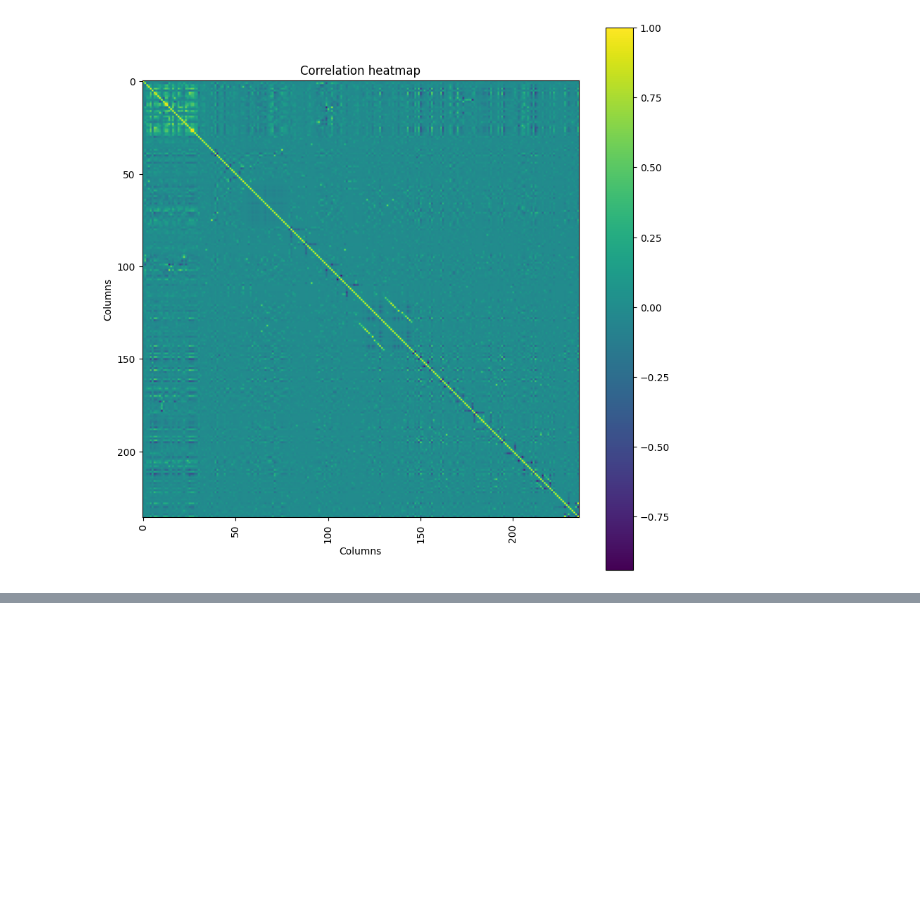
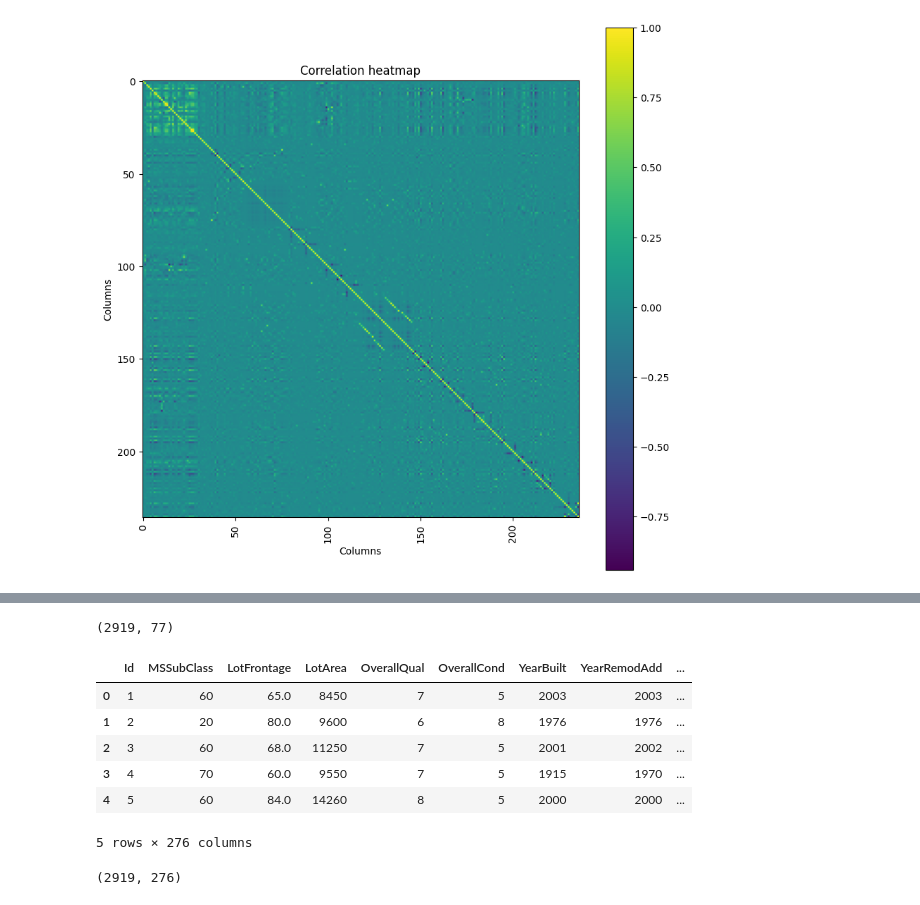
Before and after one commit to isaacj96/HousingMarket, a Jupyter notebook: house-prices-advanced-regression-techniques/main.ipynb, the cells around one changed output, grey strips where cells are left out. Drawn from its saved outputs; the diff is of its cells as text; code cells hidden in the pictures; blank space fills up the shorter version.

```diff
--- a/house-prices-advanced-regression-techniques/main.ipynb
+++ b/house-prices-advanced-regression-techniques/main.ipynb
@@ -279,0 +357,35 @@ Index(['OverallQual', 'Neighborhood_NridgHt', 'Condition2_RRAn',
+# %%
+test_df['LotFrontage'] = test_df['LotFrontage'].fillna(lot_frontage_mean)
+test_df['MasVnrArea'] = test_df['MasVnrArea'].fillna(test_df['MasVnrArea'].mode()[0])
+test_df['BsmtQual'] = test_df['BsmtQual'].fillna(test_df['BsmtQual'].mode()[0])
+test_df['BsmtCond'] = test_df['BsmtCond'].fillna(test_df['BsmtCond'].mode()[0])
+test_df['BsmtExposure'] = test_df['BsmtExposure'].fillna(test_df['BsmtExposure'].mode()[0])
+test_df['BsmtFinType1'] = test_df['BsmtFinType1'].fillna(test_df['BsmtFinType1'].mode()[0])
+test_df['BsmtFinType2'] = test_df['BsmtFinType2'].fillna(test_df['BsmtFinType2'].mode()[0])
+test_df['Electrical'] = test_df['Electrical'].fillna(test_df['Electrical'].mode()[0])
+test_df['FireplaceQu'] = test_df['FireplaceQu'].fillna(test_df['FireplaceQu'].mode()[0])
+test_df['GarageType'] = test_df['GarageType'].fillna(test_df['GarageType'].mode()[0])
+test_df['GarageYrBlt'] = test_df['GarageYrBlt'].fillna(test_df['GarageYrBlt'].mode()[0])
+test_df['GarageFinish'] = test_df['GarageFinish'].fillna(test_df['GarageFinish'].mode()[0])
+test_df['GarageQual'] = test_df['GarageQual'].fillna(test_df['GarageQual'].mode()[0])
+test_df['GarageCond'] = test_df['GarageCond'].fillna(test_df['GarageCond'].mode()[0])
+test_df['MSZoning'] = test_df['MSZoning'].fillna(test_df['MSZoning'].mode()[0])
+test_df['Utilities'] = test_df['Utilities'].fillna(test_df['Utilities'].mode()[0])
+test_df['Exterior1st'] = test_df['Exterior1st'].fillna(test_df['Exterior1st'].mode()[0])
+test_df['Exterior2nd'] = test_df['Exterior2nd'].fillna(test_df['Exterior2nd'].mode()[0])
+test_df['BsmtFinSF1'] = test_df['BsmtFinSF1'].fillna(test_df['BsmtFinSF1'].mode()[0])
+test_df['BsmtFinSF2'] = test_df['BsmtFinSF2'].fillna(test_df['BsmtFinSF2'].mode()[0])
+test_df['BsmtUnfSF'] = test_df['BsmtUnfSF'].fillna(test_df['BsmtUnfSF'].mode()[0])
+test_df['TotalBsmtSF'] = test_df['TotalBsmtSF'].fillna(test_df['TotalBsmtSF'].mode()[0])
+test_df['BsmtFullBath'] = test_df['BsmtFullBath'].fillna(test_df['BsmtFullBath'].mode()[0])
+test_df['BsmtHalfBath'] = test_df['BsmtHalfBath'].fillna(test_df['BsmtHalfBath'].mode()[0])
+test_df['KitchenQual'] = test_df['KitchenQual'].fillna(test_df['KitchenQual'].mode()[0])
+test_df['Functional'] = test_df['Functional'].fillna(test_df['Functional'].mode()[0])
+test_df['GarageCars'] = test_df['GarageCars'].fillna(test_df['GarageCars'].mode()[0])
+test_df['GarageArea'] = test_df['GarageArea'].fillna(test_df['GarageArea'].mode()[0])
+test_df['SaleType'] = test_df['SaleType'].fillna(test_df['SaleType'].mode()[0])
+
+# Check again
+for col in test_df.columns:
+    if test_df[col].isna().sum() > 0:
+        print(col, test_df[col].isna().sum())
@@ -279,0 +394,5 @@ Index(['OverallQual', 'Neighborhood_NridgHt', 'Condition2_RRAn',
+# %%
+# Concatenate the training and test data
+final_df = pd.concat([train_df, test_df], axis=0)
+
+final_df.head()
@@ -279,0 +423,20 @@ Index(['OverallQual', 'Neighborhood_NridgHt', 'Condition2_RRAn',
+# %%
+final_df.shape
+# %% [output]
+(2919, 77)
+# %%
+# let's one hot encode the data
+final_df = pd.get_dummies(final_df)
+final_df.head()
+# %% [output]
+|  | Id | MSSubClass | LotFrontage | LotArea | OverallQual | OverallCond | YearBuilt | YearRemodAdd | ... |
+| 0 | 1 | 60 | 65.0 | 8450 | 7 | 5 | 2003 | 2003 | ... |
+| 1 | 2 | 20 | 80.0 | 9600 | 6 | 8 | 1976 | 1976 | ... |
+| 2 | 3 | 60 | 68.0 | 11250 | 7 | 5 | 2001 | 2002 | ... |
+| 3 | 4 | 70 | 60.0 | 9550 | 7 | 5 | 1915 | 1970 | ... |
+| 4 | 5 | 60 | 84.0 | 14260 | 8 | 5 | 2000 | 2000 | ... |
+5 rows × 276 columns
+# %%
+final_df.shape
+# %% [output]
+(2919, 276)
```
Also changed, not shown: parts of 33 cells of this notebook.
